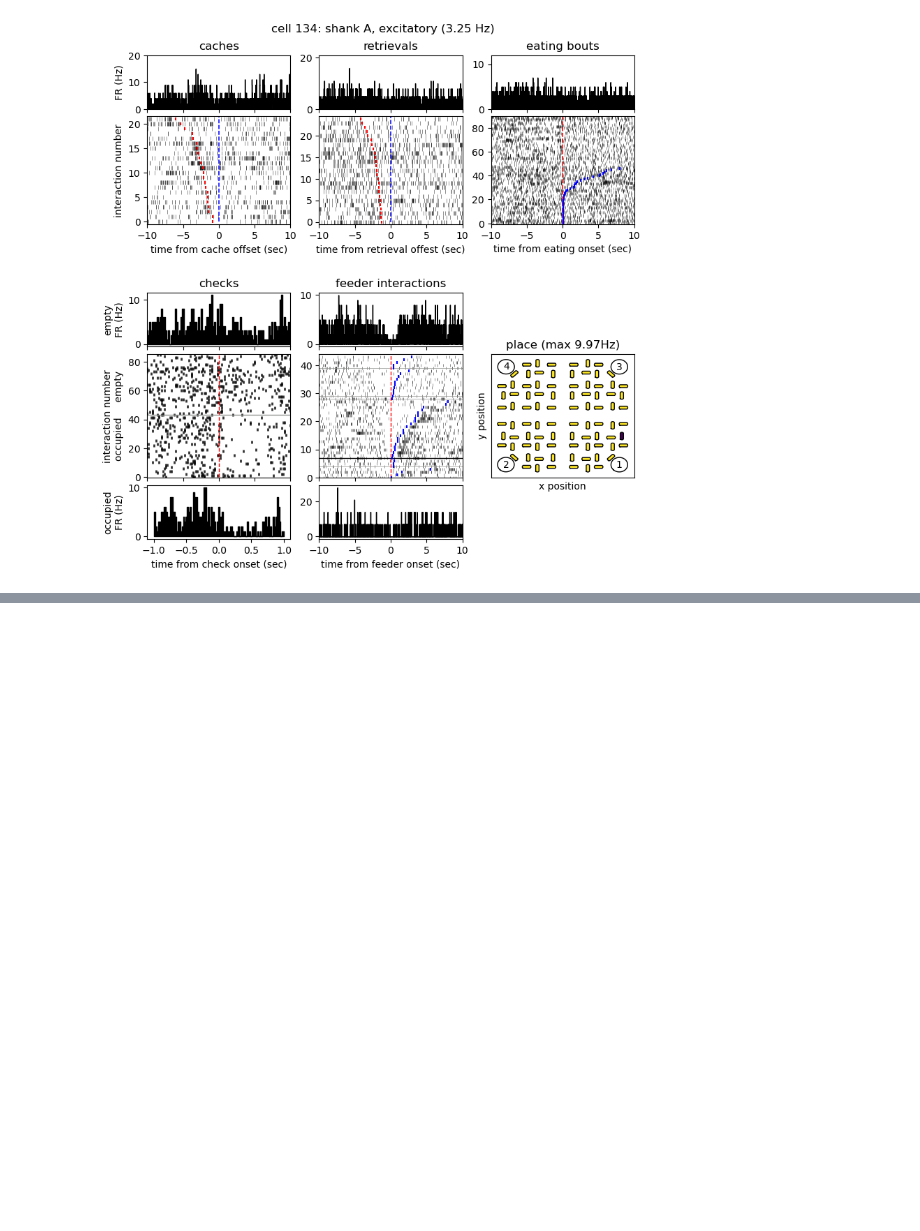
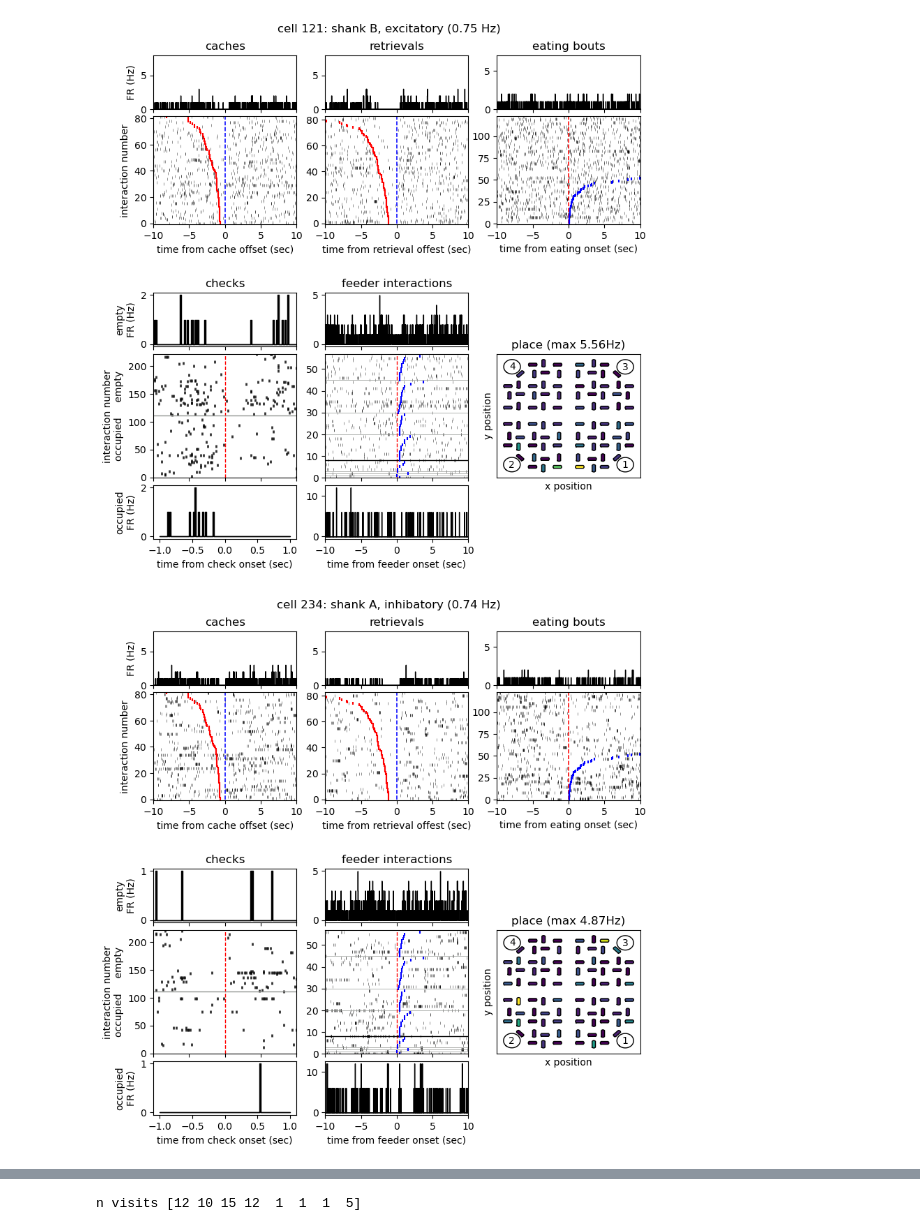
Before and after one commit to isabellow/lhy_hpc, a Jupyter notebook: behavior/summary_fig.ipynb, the cells around one changed output, grey strips where cells are left out. Drawn from its saved outputs; the diff is of its cells as text; code cells hidden in the pictures; blank space fills up the shorter version.

Commit message:
prelim code to analyze all sessions together

```diff
--- a/behavior/summary_fig.ipynb
+++ b/behavior/summary_fig.ipynb
@@ -32,16 +37,16 @@ from scipy.io import loadmat, savemat
 # %%
 ''' set paths '''
 root_dir = "Z:/Isabel/data/"
-bird_id = 'SLV132'
-session_id = '250328'
+bird_id = 'LMN146'
+session_id = '251112'
 locker_root = f"{root_dir}hpc_implants/{bird_id}/{bird_id}_{session_id}/"
 local_root = "../data/antidromic_stim/"
 
 # to load waveforms and probe info
-ephys_id = "SLV132_250328_104521"
+ephys_id = "LMN146_251112_103539"
 ks_dir = "kilosort4_blanked/"
-# session_dir = f"{locker_root}/{ephys_id}/" # locker
-session_dir = f"{local_root}{bird_id}/{bird_id}_{session_id}/" # local
+session_dir = f"{locker_root}/{ephys_id}/" # locker
+# session_dir = f"{local_root}{bird_id}/{bird_id}_{session_id}/" # local
 ephys_dir = f"{session_dir}raw_ephys_output/"
 
 # specify broken channels for this session
@@ -54,23 +59,25 @@ SLV132_250326 - np.asarray([40, 46, 53, 56, 63])
  B-07-1, B-09-1, B-11-1, B-15-3, B-17-3, B-22-2
 SLV132_250328 - np.asarray([53, 56, 63])
 
-SPP132_250523 - broken_channels = np.asarray([30, 47, 53, 59, 60, 61, 62, 63])
+SPP132_250523 - np.asarray([30, 47, 53, 59, 60, 61, 62, 63])
 RBY92 - np.asarray([14, 15, 22, 32, 35, 48, 62])
 PRL72 - np.asarray([30, 47, 53, 56, 59, 63])
 LVN7 - np.asarray([14, 18, 20, 22, 23, 28, 29, 33, 37, 47, 48, 54, 59, 61, 63])
+IND67_250925 - np.asarray([23, 48, 51, 63])
+LMN146 - np.asarray([23, 48, 51])
 '''
-broken_channels = np.asarray([53, 56, 63])
+broken_channels = np.asarray([23, 48, 51])
 
 # to load raw keypoints, model performance measures, behavior
-pred_file = f'250402_posture_2stage_face.npy'
+pred_file = f'251110_posture_2stage_face.npy'
 data_dir = f"{locker_root}behavior_data/"
 pred_path = f"{data_dir}{pred_file}"
 annotated_seed_file = "annotatedSeeds.mat"
 # annotated_seed_file = "annotatedSeeds_errors.mat"
 
 # feeder times (minutes)
-feeder_open = np.asarray([10, 55, 110])
-feeder_close = np.asarray([22, 65, 117])
+feeder_open = np.asarray([10, 80, 115])
+feeder_close = np.asarray([20, 85, 122])
 
 # arena model
 arena_folder = 'Z:/Isabel/arena/v0/arena_model/'
@@ -793,7 +798,7 @@ arena_data["feeder_perches"] = arena_data["perch_no_site"]
 # fig params
 on_off_lw = 1.5
 on_off_s = 10
-spk_s = 25
+spk_s = 10
 eat_spk_s = 10
 
 occ_empt_lw = 1
@@ -807,7 +812,7 @@ cmap = get_cmap('viridis')
 feeder_colors = ['b', 'g', 'r', 'xkcd:saffron']
 
 hi_res = True
-ex_cells = np.asarray([134])
+ex_cells = np.asarray([121, 234, 274])
 for cell_id in ex_cells:
     c_idx = np.where(good_clusters==cell_id)[0][0]
 # for c_idx, cell_id in enumerate(good_clusters):
@@ -1033,7 +1038,8 @@ for cell_id in ex_cells:
     ''' f. place coding '''
     # get the colormap for this cell
     this_fr = perch_fr[c_idx]
-    spk_colors = cmap(this_fr)
+    norm_fr = this_fr / np.nanmax(this_fr)
+    spk_colors = cmap(norm_fr)
     max_fr = np.round(np.nanmax(this_fr), 2)
 
     # plot the perches
@@ -1044,31 +1050,32 @@ for cell_id in ex_cells:
         else:
             i += 1
             convex_hull = arena_data["feeder_perches"][i]["ConvexHull"]
         ax[4, 2].plot(convex_hull[:, 1], convex_hull[:, 0], c='k', lw=1)
         ax[4, 2].fill_betweenx(convex_hull[:, 0], convex_hull[:, 1],
                          ec='none', fc=spk_colors[n])
 
     # plot the feeders
     for i in range(4):
         convex_hull = arena_data["feeders"][i]["ConvexHull"]
         ax[4, 2].plot(convex_hull[:, 1], convex_hull[:, 0],
                       c='k', lw=1)
         ax[4, 2].text(np.mean(convex_hull[:, 1]), np.mean( convex_hull[:, 0]),
                       f'{i+1}', ha='center', va='center')
 
     # limits and labels
     ax[4, 2].set_title(f'place (max {max_fr}Hz)')
     ax[4, 2].set_xticks([])
     ax[4, 2].set_yticks([])
     ax[4, 2].set_xlabel('x position')
     ax[4, 2].set_ylabel('y position')
 
     plt.show()
     if hi_res:
         f.savefig(f'{save_subfolder}/all_cell{cell_id}.png',
                           dpi=300, bbox_inches='tight')
     else:
         f.savefig(f'{save_subfolder}/all_cell{cell_id}.png',
                               dpi=50, bbox_inches='tight')
 # %% [output]
-[figure, old version]
+[figure, new version]
+[figure, added]
@@ -1074,0 +1296,21 @@ for cell_id in ex_cells:
+# %%
+# compute the psth for each feeder state
+n_feeder_states = np.unique(closed_feeder_idx).shape[0] + np.unique(open_feeder_idx).shape[0]
+feeder_onset_psth = np.zeros((n_cells, n_feeder_states, n_t_on))
+feeder_offset_psth = np.zeros((n_cells, n_feeder_states, n_t_off))
+feeder_onset_sem = np.zeros((n_cells, n_feeder_states, n_t_on))
+feeder_offset_sem = np.zeros((n_cells, n_feeder_states, n_t_off))
+
+start_idx = 0
+n_visits = np.diff(np.append(np.append(0, feeder_switch_pts), n_feeder_int))
+print(f'n visits {n_visits}')
+for i, end_idx in enumerate(np.append(feeder_switch_pts, np.asarray([-1]))):
+    feeder_onset_psth[:, i] = np.nanmean(feeder_onset_spikes[:, start_idx:end_idx], axis=1)//dt
+    feeder_offset_psth[:, i] = np.nanmean(feeder_offset_spikes[:, start_idx:end_idx], axis=1)//dt
+
+#     if n_visits[i] > 5:
+#         feeder_onset_sem[:, i] = stats.sem(feeder_onset_spikes[:, start_idx:end_idx]//dt, axis=1, nan_policy='omit')
+#         feeder_offset_sem[:, i] = stats.sem(feeder_onset_spikes[:, start_idx:end_idx]//dt, axis=1, nan_policy='omit')//dt
+    start_idx = end_idx
+# %% [output]
+n visits [12 10 15 12  1  1  1  5]
```
Also changed, not shown: parts of 20 cells of this notebook, 21 other files.
